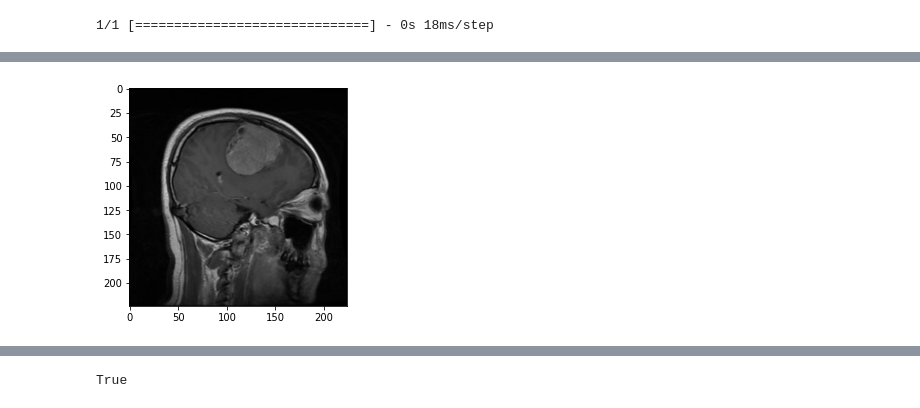
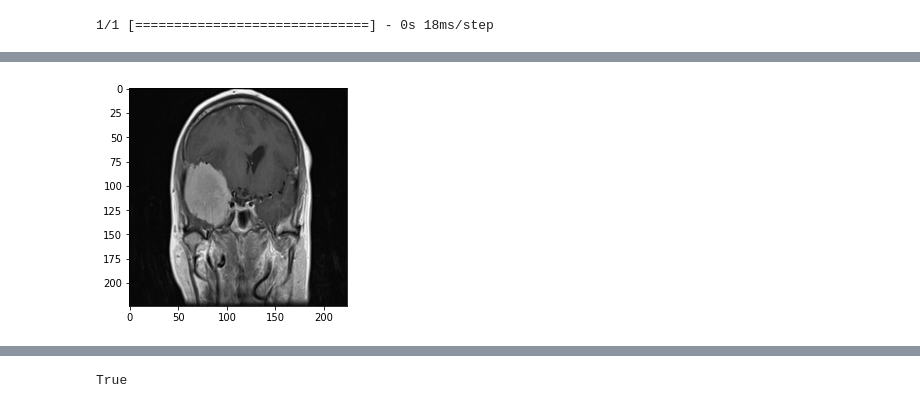
Before and after one commit to Salman1450/CXR-and-MRI, a Jupyter notebook: MRI_End_to_End.ipynb, the cells around one changed output, grey strips where cells are left out. Saved outputs shown, nothing was run; the diff lists cells and outputs as text; code cells hidden in the pictures.

```diff
--- a/MRI_End_to_End.ipynb
+++ b/MRI_End_to_End.ipynb
@@ -631,7 +675,7 @@ from matplotlib import colors
 import matplotlib.pyplot as plt
 
 #first predict the tumor class
-test_mri_path = "/content/drive/MyDrive/Colab Notebooks/men_2.jpg"
+test_mri_path = "/content/drive/MyDrive/Colab Notebooks/Test_SOMC/Meningioma/SOMC_men_11.jpg"
 img = test_mri_path
 image = cv2.imread(img)
 image = Image.fromarray(image, 'RGB')
@@ -644,5 +688,5 @@ print("The prediction for this image is: ", np.argmax(model.predict(input_img)))
 The prediction for this image is:  1
-[figure, old version]
+[figure, new version]
 # %%
 #then show the tumor type
 # %%
```
Also changed, not shown: parts of 12 cells of this notebook.
